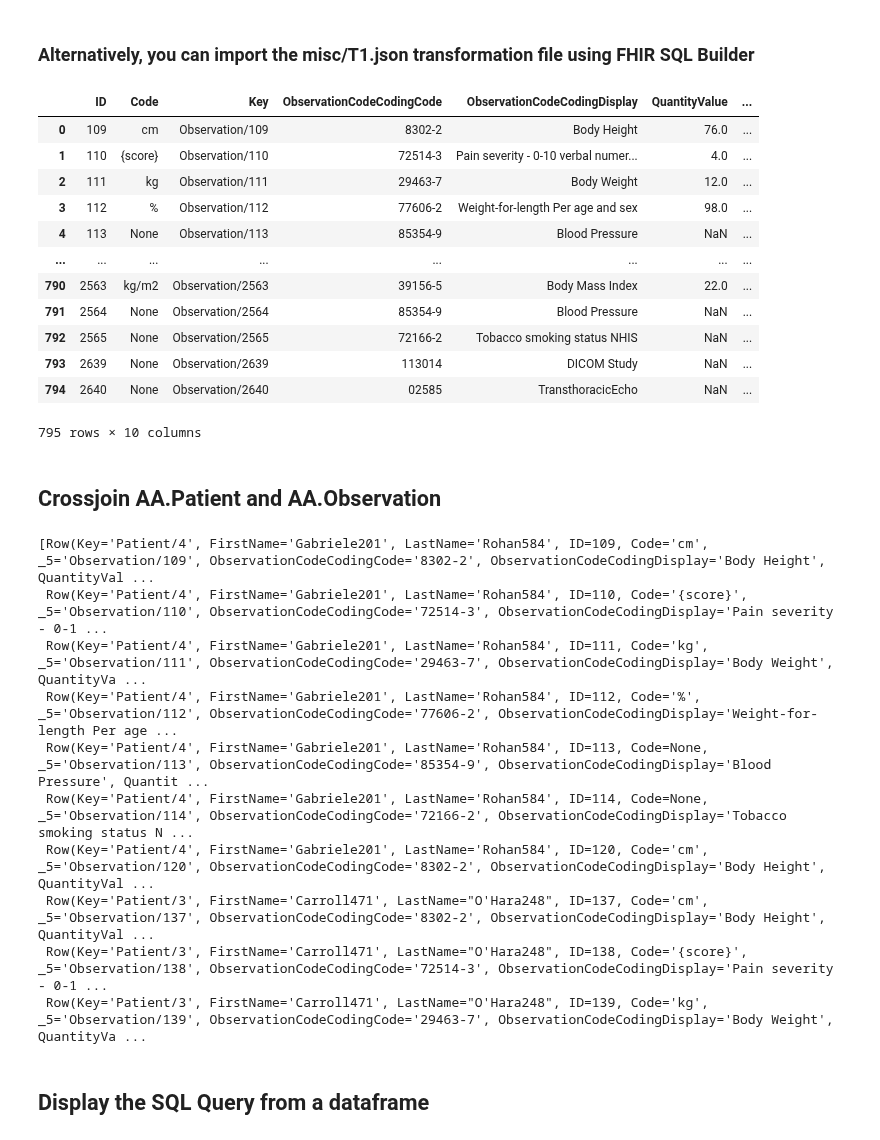
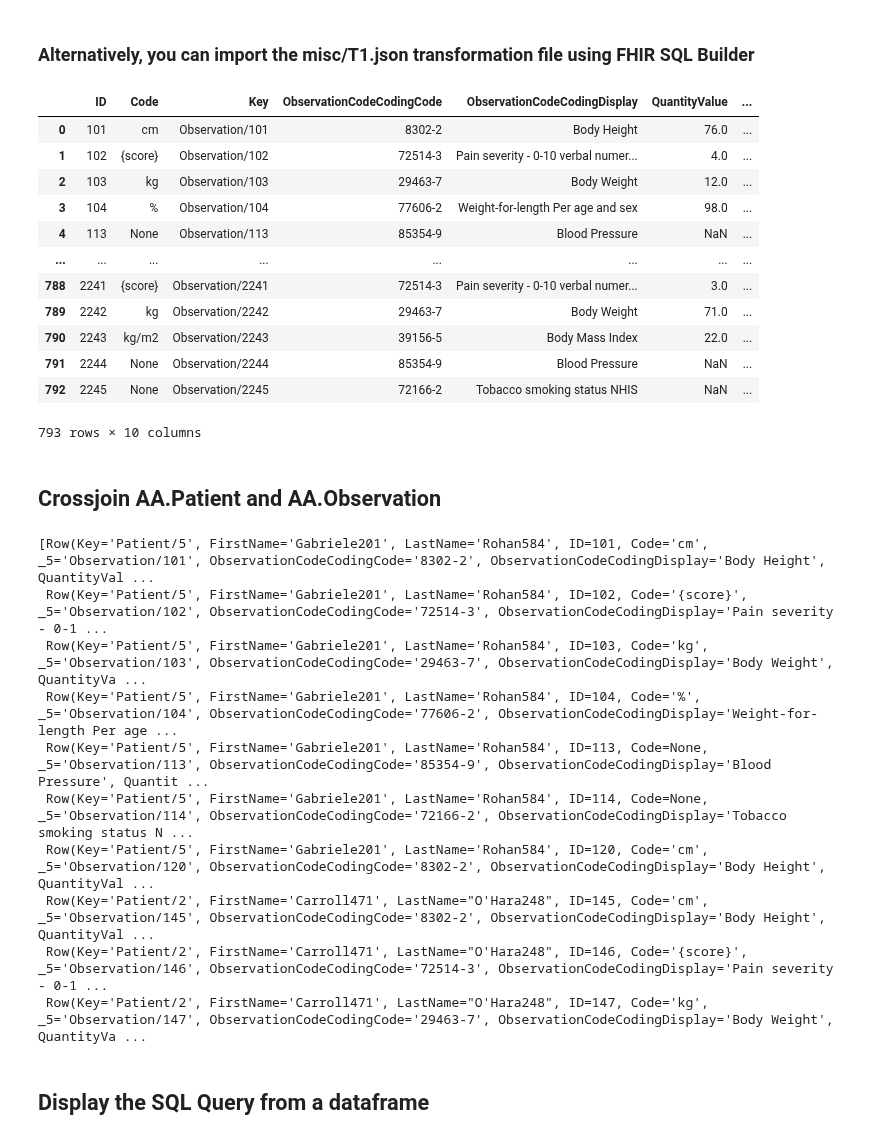
Before and after one commit to SylvainGuilbaud/IRISHealth, a Jupyter notebook: notebook/Notebooks/FHIRSQLBuilder.ipynb, the cells around one changed output. Saved outputs shown, nothing was run; the diff lists cells and outputs as text; code cells hidden in the pictures.

```diff
--- a/notebook/Notebooks/FHIRSQLBuilder.ipynb
+++ b/notebook/Notebooks/FHIRSQLBuilder.ipynb
@@ -9,6 +9,6 @@ from sqlalchemy import create_engine,types
 # %% [markdown]
 ## Create the SQL Alchemy engine
 # %%
-engine = create_engine('iris://SuperUser:SYS@iris:1972/IRISAPPqq')
+engine = create_engine('iris://SuperUser:SYS@iris:1972/IRISAPP')
 engine
 # %% [output]
@@ -122,43 +119,43 @@ df.head()
 # %% [markdown]
 ### Alternatively, you can import the misc/T1.json transformation file using FHIR SQL Builder
 # %%
-pd.read_sql_table('Observation', engine, schema="AA")
+pd.read_sql_table('Observation', engine, schema="AAA")
 # %% [output]
 |  | ID | Code | Key | ObservationCodeCodingCode | ObservationCodeCodingDisplay | QuantityValue | ... |
-| 0 | 109 | cm | Observation/109 | 8302-2 | Body Height | 76.0 | ... |
-| 1 | 110 | {score} | Observation/110 | 72514-3 | Pain severity - 0-10 verbal numer... | 4.0 | ... |
-| 2 | 111 | kg | Observation/111 | 29463-7 | Body Weight | 12.0 | ... |
-| 3 | 112 | % | Observation/112 | 77606-2 | Weight-for-length Per age and sex | 98.0 | ... |
+| 0 | 101 | cm | Observation/101 | 8302-2 | Body Height | 76.0 | ... |
+| 1 | 102 | {score} | Observation/102 | 72514-3 | Pain severity - 0-10 verbal numer... | 4.0 | ... |
+| 2 | 103 | kg | Observation/103 | 29463-7 | Body Weight | 12.0 | ... |
+| 3 | 104 | % | Observation/104 | 77606-2 | Weight-for-length Per age and sex | 98.0 | ... |
 | 4 | 113 | None | Observation/113 | 85354-9 | Blood Pressure | NaN | ... |
 | ... | ... | ... | ... | ... | ... | ... | ... |
-| 790 | 2563 | kg/m2 | Observation/2563 | 39156-5 | Body Mass Index | 22.0 | ... |
-| 791 | 2564 | None | Observation/2564 | 85354-9 | Blood Pressure | NaN | ... |
-| 792 | 2565 | None | Observation/2565 | 72166-2 | Tobacco smoking status NHIS | NaN | ... |
-| 793 | 2639 | None | Observation/2639 | 113014 | DICOM Study | NaN | ... |
-| 794 | 2640 | None | Observation/2640 | 02585 | TransthoracicEcho | NaN | ... |
+| 788 | 2241 | {score} | Observation/2241 | 72514-3 | Pain severity - 0-10 verbal numer... | 3.0 | ... |
+| 789 | 2242 | kg | Observation/2242 | 29463-7 | Body Weight | 71.0 | ... |
+| 790 | 2243 | kg/m2 | Observation/2243 | 39156-5 | Body Mass Index | 22.0 | ... |
+| 791 | 2244 | None | Observation/2244 | 85354-9 | Blood Pressure | NaN | ... |
+| 792 | 2245 | None | Observation/2245 | 72166-2 | Tobacco smoking status NHIS | NaN | ... |
-795 rows × 10 columns
+793 rows × 10 columns
 # %% [markdown]
 ## Crossjoin AA.Patient and AA.Observation
 # %%
 sql = """
 SELECT top 10
 P.Key,P.FirstName,P.LastName,O.*
-FROM AA.Patient P
-inner join AA.Observation O on P.Key = O.SubjectReference
+FROM AAA.Patient P
+inner join AAA.Observation O on P.Key = O.SubjectReference
 """
 cur.execute(sql)
 cur.fetchall()
 # %% [output]
-[Row(Key='Patient/4', FirstName='Gabriele201', LastName='Rohan584', ID=109, Code='cm', _5='Observation/109', ObservationCodeCodingCode='8302-2', ObservationCodeCodingDisplay='Body Height', QuantityVal ...
- Row(Key='Patient/4', FirstName='Gabriele201', LastName='Rohan584', ID=110, Code='{score}', _5='Observation/110', ObservationCodeCodingCode='72514-3', ObservationCodeCodingDisplay='Pain severity - 0-1 ...
- Row(Key='Patient/4', FirstName='Gabriele201', LastName='Rohan584', ID=111, Code='kg', _5='Observation/111', ObservationCodeCodingCode='29463-7', ObservationCodeCodingDisplay='Body Weight', QuantityVa ...
- Row(Key='Patient/4', FirstName='Gabriele201', LastName='Rohan584', ID=112, Code='%', _5='Observation/112', ObservationCodeCodingCode='77606-2', ObservationCodeCodingDisplay='Weight-for-length Per age ...
- Row(Key='Patient/4', FirstName='Gabriele201', LastName='Rohan584', ID=113, Code=None, _5='Observation/113', ObservationCodeCodingCode='85354-9', ObservationCodeCodingDisplay='Blood Pressure', Quantit ...
- Row(Key='Patient/4', FirstName='Gabriele201', LastName='Rohan584', ID=114, Code=None, _5='Observation/114', ObservationCodeCodingCode='72166-2', ObservationCodeCodingDisplay='Tobacco smoking status N ...
- Row(Key='Patient/4', FirstName='Gabriele201', LastName='Rohan584', ID=120, Code='cm', _5='Observation/120', ObservationCodeCodingCode='8302-2', ObservationCodeCodingDisplay='Body Height', QuantityVal ...
- Row(Key='Patient/3', FirstName='Carroll471', LastName="O'Hara248", ID=137, Code='cm', _5='Observation/137', ObservationCodeCodingCode='8302-2', ObservationCodeCodingDisplay='Body Height', QuantityVal ...
- Row(Key='Patient/3', FirstName='Carroll471', LastName="O'Hara248", ID=138, Code='{score}', _5='Observation/138', ObservationCodeCodingCode='72514-3', ObservationCodeCodingDisplay='Pain severity - 0-1 ...
- Row(Key='Patient/3', FirstName='Carroll471', LastName="O'Hara248", ID=139, Code='kg', _5='Observation/139', ObservationCodeCodingCode='29463-7', ObservationCodeCodingDisplay='Body Weight', QuantityVa ...
+[Row(Key='Patient/5', FirstName='Gabriele201', LastName='Rohan584', ID=101, Code='cm', _5='Observation/101', ObservationCodeCodingCode='8302-2', ObservationCodeCodingDisplay='Body Height', QuantityVal ...
+ Row(Key='Patient/5', FirstName='Gabriele201', LastName='Rohan584', ID=102, Code='{score}', _5='Observation/102', ObservationCodeCodingCode='72514-3', ObservationCodeCodingDisplay='Pain severity - 0-1 ...
+ Row(Key='Patient/5', FirstName='Gabriele201', LastName='Rohan584', ID=103, Code='kg', _5='Observation/103', ObservationCodeCodingCode='29463-7', ObservationCodeCodingDisplay='Body Weight', QuantityVa ...
+ Row(Key='Patient/5', FirstName='Gabriele201', LastName='Rohan584', ID=104, Code='%', _5='Observation/104', ObservationCodeCodingCode='77606-2', ObservationCodeCodingDisplay='Weight-for-length Per age ...
+ Row(Key='Patient/5', FirstName='Gabriele201', LastName='Rohan584', ID=113, Code=None, _5='Observation/113', ObservationCodeCodingCode='85354-9', ObservationCodeCodingDisplay='Blood Pressure', Quantit ...
+ Row(Key='Patient/5', FirstName='Gabriele201', LastName='Rohan584', ID=114, Code=None, _5='Observation/114', ObservationCodeCodingCode='72166-2', ObservationCodeCodingDisplay='Tobacco smoking status N ...
+ Row(Key='Patient/5', FirstName='Gabriele201', LastName='Rohan584', ID=120, Code='cm', _5='Observation/120', ObservationCodeCodingCode='8302-2', ObservationCodeCodingDisplay='Body Height', QuantityVal ...
+ Row(Key='Patient/2', FirstName='Carroll471', LastName="O'Hara248", ID=145, Code='cm', _5='Observation/145', ObservationCodeCodingCode='8302-2', ObservationCodeCodingDisplay='Body Height', QuantityVal ...
+ Row(Key='Patient/2', FirstName='Carroll471', LastName="O'Hara248", ID=146, Code='{score}', _5='Observation/146', ObservationCodeCodingCode='72514-3', ObservationCodeCodingDisplay='Pain severity - 0-1 ...
+ Row(Key='Patient/2', FirstName='Carroll471', LastName="O'Hara248", ID=147, Code='kg', _5='Observation/147', ObservationCodeCodingCode='29463-7', ObservationCodeCodingDisplay='Body Weight', QuantityVa ...
 # %% [markdown]
 ## Display the SQL Query from a dataframe
 # %%
```
Also changed, not shown: parts of 11 cells of this notebook.
